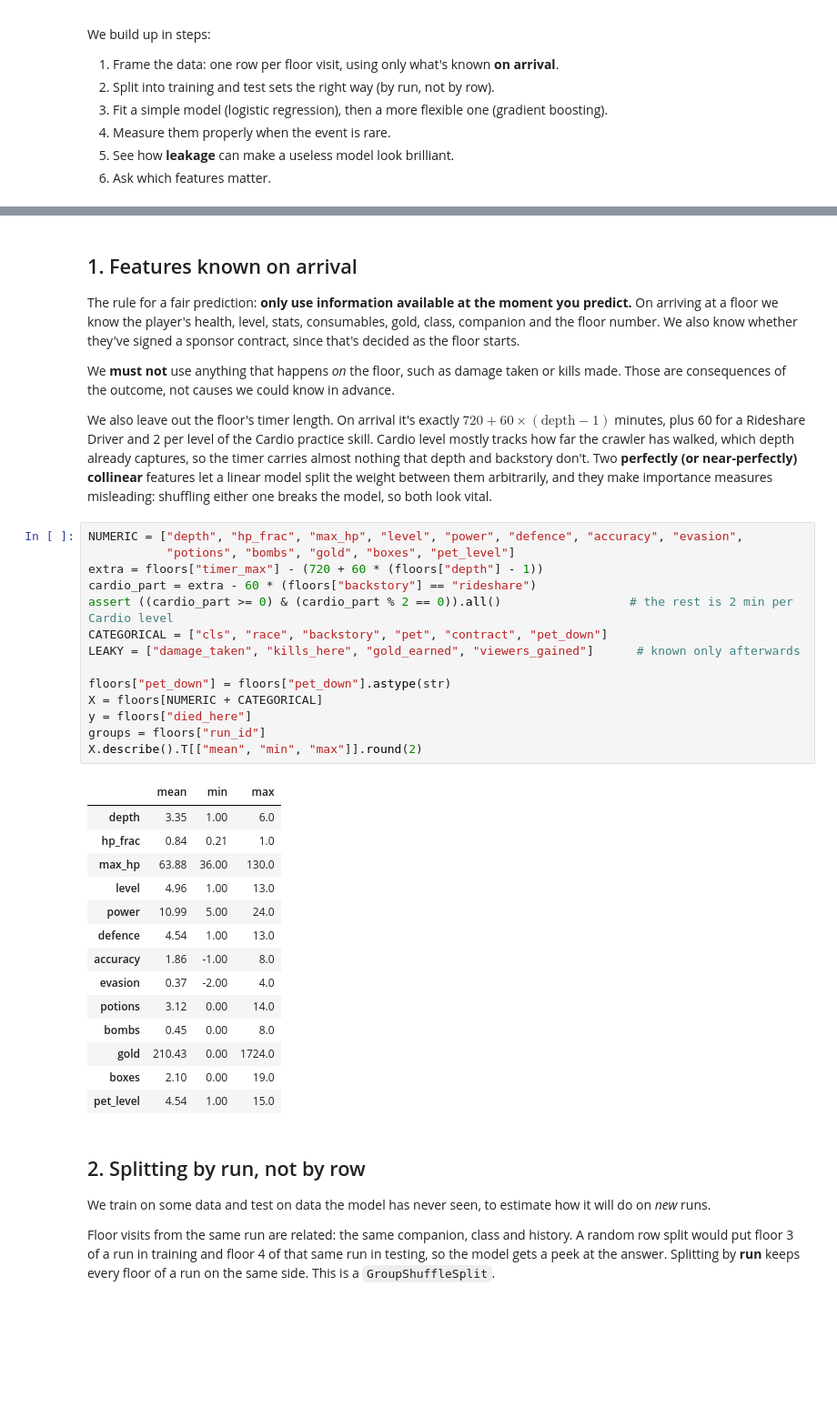
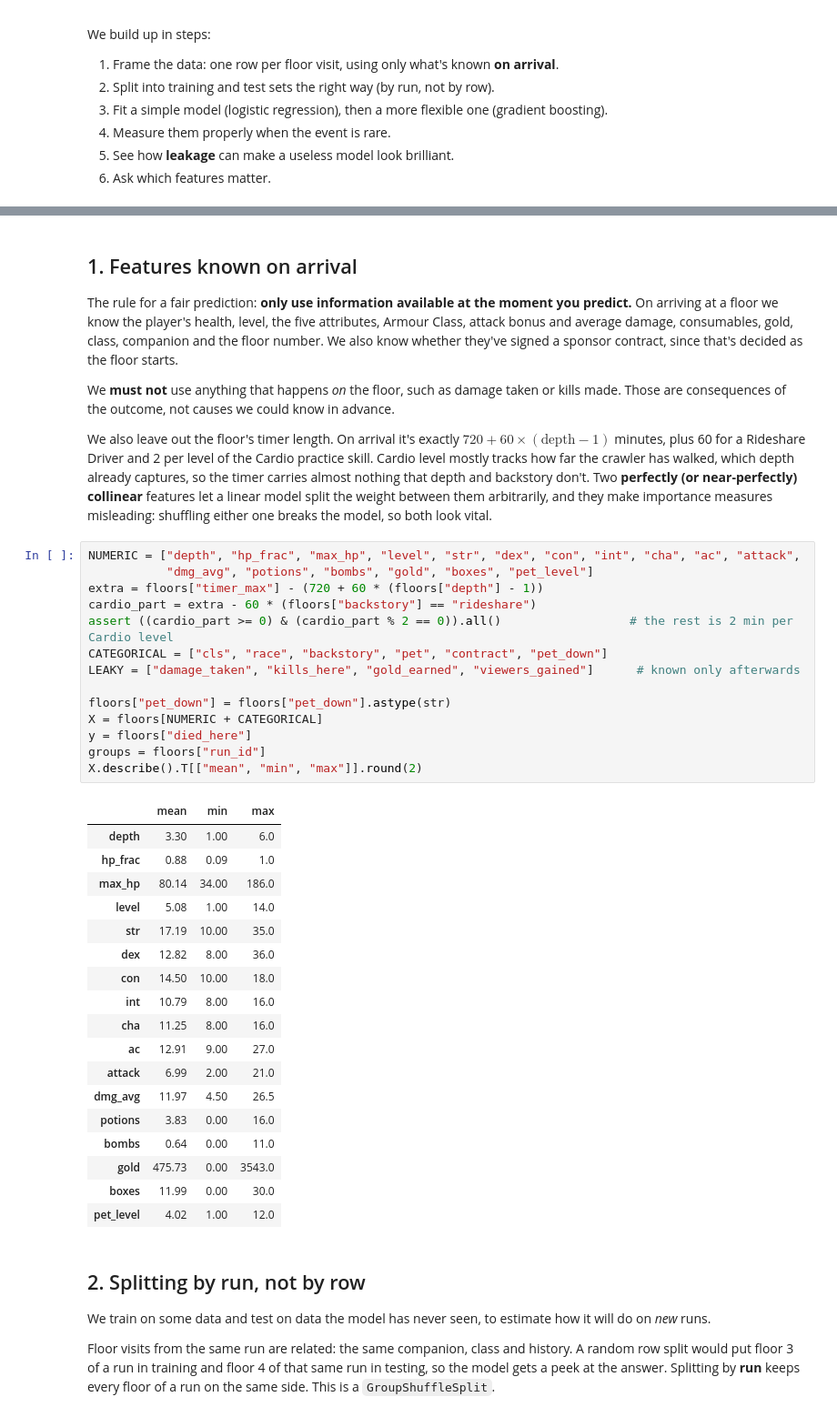
Before and after one commit to DarylHS/crawl-live, a Jupyter notebook: analysis/04_predict_death.ipynb, the cells around one changed output, grey strips where cells are left out. Shown at 91% size. Cells and saved outputs as stored; diff of their text form; blank space fills up the shorter version.

```diff
--- a/analysis/04_predict_death.ipynb
+++ b/analysis/04_predict_death.ipynb
@@ -38,40 +38,44 @@ print(f"{len(floors):,} floor visits from {floors['run_id'].nunique():,} runs; "
 # %% [markdown]
 ## 1. Features known on arrival
 
-The rule for a fair prediction: **only use information available at the moment you predict.** On arriving at a floor we know the player's health, level, stats, consumables, gold, class, companion and the floor number. We also know whether they've signed a sponsor contract, since that's decided as the floor starts.
+The rule for a fair prediction: **only use information available at the moment you predict.** On arriving at a floor we know the player's health, level, the five attributes, Armour Class, attack bonus and average damage, consumables, gold, class, companion and the floor number. We also know whether they've signed a sponsor contract, since that's decided as the floor starts.
 
 We **must not** use anything that happens *on* the floor, such as damage taken or kills made. Those are consequences of the outcome, not causes we could know in advance.
 
 We also leave out the floor's timer length. On arrival it's exactly $720 + 60 \times (\text{depth} - 1)$ minutes, plus 60 for a Rideshare Driver and 2 per level of the Cardio practice skill. Cardio level mostly tracks how far the crawler has walked, which depth already captures, so the timer carries almost nothing that depth and backstory don't. Two **perfectly (or near-perfectly) collinear** features let a linear model split the weight between them arbitrarily, and they make importance measures misleading: shuffling either one breaks the model, so both look vital.
 # %%
-NUMERIC = ["depth", "hp_frac", "max_hp", "level", "power", "defence", "accuracy", "evasion",
-           "potions", "bombs", "gold", "boxes", "pet_level"]
+NUMERIC = ["depth", "hp_frac", "max_hp", "level", "str", "dex", "con", "int", "cha", "ac", "attack",
+           "dmg_avg", "potions", "bombs", "gold", "boxes", "pet_level"]
 extra = floors["timer_max"] - (720 + 60 * (floors["depth"] - 1))
 cardio_part = extra - 60 * (floors["backstory"] == "rideshare")
 assert ((cardio_part >= 0) & (cardio_part % 2 == 0)).all()                  # the rest is 2 min per Cardio level
 CATEGORICAL = ["cls", "race", "backstory", "pet", "contract", "pet_down"]
 LEAKY = ["damage_taken", "kills_here", "gold_earned", "viewers_gained"]      # known only afterwards
 
 floors["pet_down"] = floors["pet_down"].astype(str)
 X = floors[NUMERIC + CATEGORICAL]
 y = floors["died_here"]
 groups = floors["run_id"]
 X.describe().T[["mean", "min", "max"]].round(2)
 # %% [output]
 |  | mean | min | max |
-| depth | 3.35 | 1.00 | 6.0 |
-| hp_frac | 0.84 | 0.21 | 1.0 |
-| max_hp | 63.88 | 36.00 | 130.0 |
-| level | 4.96 | 1.00 | 13.0 |
-| power | 10.99 | 5.00 | 24.0 |
-| defence | 4.54 | 1.00 | 13.0 |
-| accuracy | 1.86 | -1.00 | 8.0 |
-| evasion | 0.37 | -2.00 | 4.0 |
-| potions | 3.12 | 0.00 | 14.0 |
-| bombs | 0.45 | 0.00 | 8.0 |
-| gold | 210.43 | 0.00 | 1724.0 |
-| boxes | 2.10 | 0.00 | 19.0 |
-| pet_level | 4.54 | 1.00 | 15.0 |
+| depth | 3.30 | 1.00 | 6.0 |
+| hp_frac | 0.88 | 0.09 | 1.0 |
+| max_hp | 80.14 | 34.00 | 186.0 |
+| level | 5.08 | 1.00 | 14.0 |
+| str | 17.19 | 10.00 | 35.0 |
+| dex | 12.82 | 8.00 | 36.0 |
+| con | 14.50 | 10.00 | 18.0 |
+| int | 10.79 | 8.00 | 16.0 |
+| cha | 11.25 | 8.00 | 16.0 |
+| ac | 12.91 | 9.00 | 27.0 |
+| attack | 6.99 | 2.00 | 21.0 |
+| dmg_avg | 11.97 | 4.50 | 26.5 |
+| potions | 3.83 | 0.00 | 16.0 |
+| bombs | 0.64 | 0.00 | 11.0 |
+| gold | 475.73 | 0.00 | 3543.0 |
+| boxes | 11.99 | 0.00 | 30.0 |
+| pet_level | 4.02 | 1.00 | 12.0 |
 # %% [markdown]
 ## 2. Splitting by run, not by row
 
```
Also changed, not shown: parts of 9 cells of this notebook, 9 other files.
